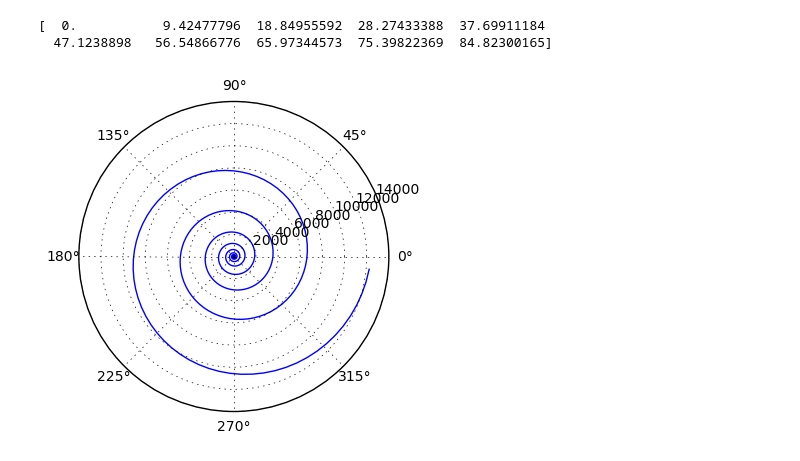
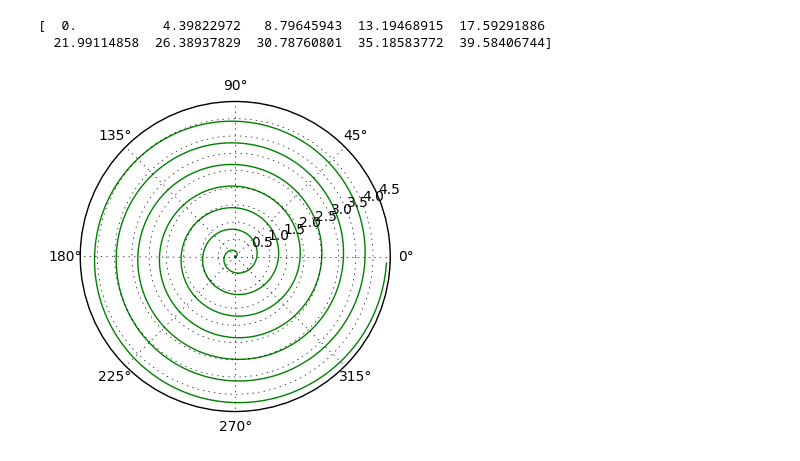
Before and after one commit to CarlosReyes1/c2017Fall, a Jupyter notebook: c191s18/Plotting.ipynb, the cells around one changed output. Saved outputs shown, nothing was run; the diff lists cells and outputs as text; code cells hidden in the pictures.

```diff
--- a/c191s18/Plotting.ipynb
+++ b/c191s18/Plotting.ipynb
@@ -39,12 +39,11 @@ plt.show()
 # %%
 radius = 1
-theta = np.array([t/1000*30*np.pi*radius for t in range(1000)])
+theta = np.array([t/1000*14*np.pi*radius for t in range(1000)])
 print theta[::100]
 plt.subplot(111, projection='polar')
-#plt.plot(theta, [math.cos(i)*(2+10*i) for i in theta], "g-")
-plt.plot(theta, [(0.3+math.e**(0.1*i)) for i in theta], "b-")
+plt.plot(theta, [0.1*i for i in theta], "g-")
 plt.show()
 # %% [output]
-[  0.           9.42477796  18.84955592  28.27433388  37.69911184
-  47.1238898   56.54866776  65.97344573  75.39822369  84.82300165]
+[  0.           4.39822972   8.79645943  13.19468915  17.59291886
+  21.99114858  26.38937829  30.78760801  35.18583772  39.58406744]
-[figure, old version]
+[figure, new version]
```
Also changed, not shown: parts of 3 cells of this notebook.
